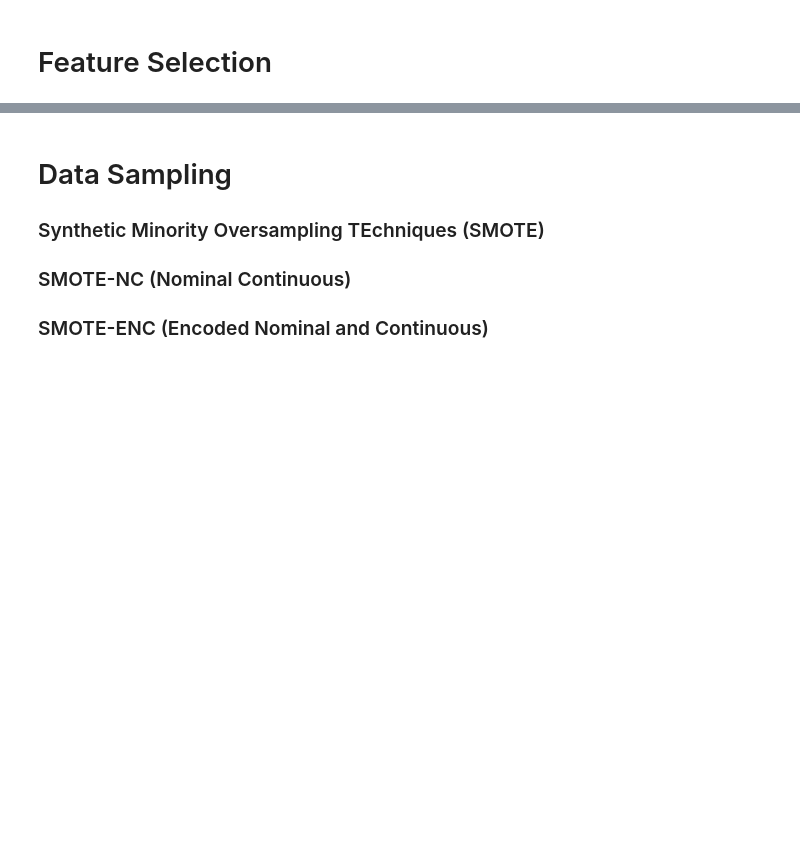
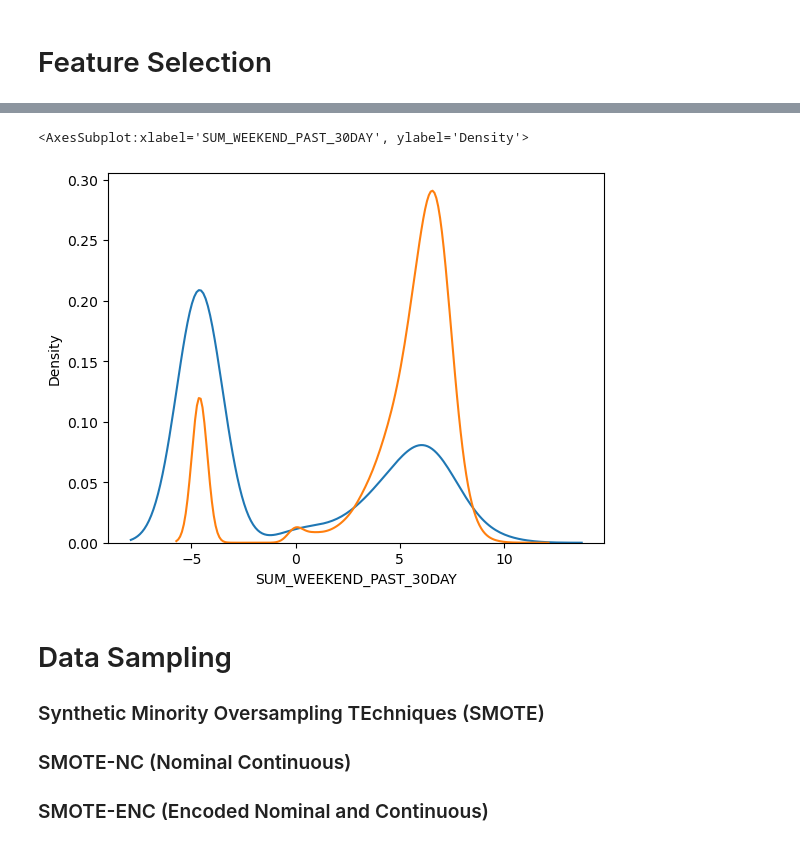
Before and after one commit to m9ko/scotiadatacomp, a Jupyter notebook: sb_analysis_final-mk.ipynb, the cells around one changed output, grey strips where cells are left out. Drawn from its saved outputs; the diff is of its cells as text; code cells hidden in the pictures; blank space fills up the shorter version.

```diff
--- a/sb_analysis_final-mk.ipynb
+++ b/sb_analysis_final-mk.ipynb
@@ -217,7 +223,7 @@ After having a deep-dive into the dataset, the follwoing conclusions can be made
 # %% [markdown]
 # Data Pre-processing
 # %%
-def data_preprocessing(dataframe):
+def data_preprocessing(dataframe, epsilon=0.001):
     """ Pre-process the data.
             - convert dtypes
             - change units to something more useful
@@ -246,6 +252,7 @@ def data_preprocessing(dataframe):
     dataTransactionTimeSeconds = dateTransactionTime['hour'] * 60 * 60 + dateTransactionTime['minutes'] * 60
 
     # Drop the useless columns now
+    #dataframe = dataframe.fillna(" ")
     dataframe = dataframe.drop(STRING_COLUMNS, axis = 1)
     dataframe['EVENT_TIME_IN_SECONDS'] = dataTransactionTimeSeconds
 
@@ -260,0 +270,4 @@ X = dataPreprocessed.drop(['FRAUD_FLAG'], axis = 1)
+# %%
+X["FLAG_INTERNATIONAL_INTERNET"] = [int(x) for x in (X["FLAG_INTERNATIONAL"]==1) & (X["FLAG_INTERNET"]==1)]
+# %%
+X["FLAG_PAST_INTERNATIONAL_PURCHASE"] = [int(x) for x in (X["FLAG_INTERNATIONAL_INTERNET"]==1) & (X["MEAN_INTERNATIONAL_PAST_7DAY"]>0)]
@@ -288,3 +326,11 @@ xImportantColumns = X[keepColumns]
+# %%
+#sns.kdeplot((X["AMOUNT"] / (X["AVAIL_CRDT"]+0.01))[y==1])
+#sns.kdeplot((X["AMOUNT"] / (X["AVAIL_CRDT"]+1))[y==1])
+sns.kdeplot(np.log(X["SUM_WEEKEND_PAST_30DAY"][y==1]+0.01))
+sns.kdeplot(np.log(X["SUM_WEEKEND_PAST_30DAY"][y==0]+0.01))
+# %% [output]
+<AxesSubplot:xlabel='SUM_WEEKEND_PAST_30DAY', ylabel='Density'>
+[figure, added]
 # %% [markdown]
 # Data Sampling
 
```
Also changed, not shown: parts of 24 cells of this notebook.
